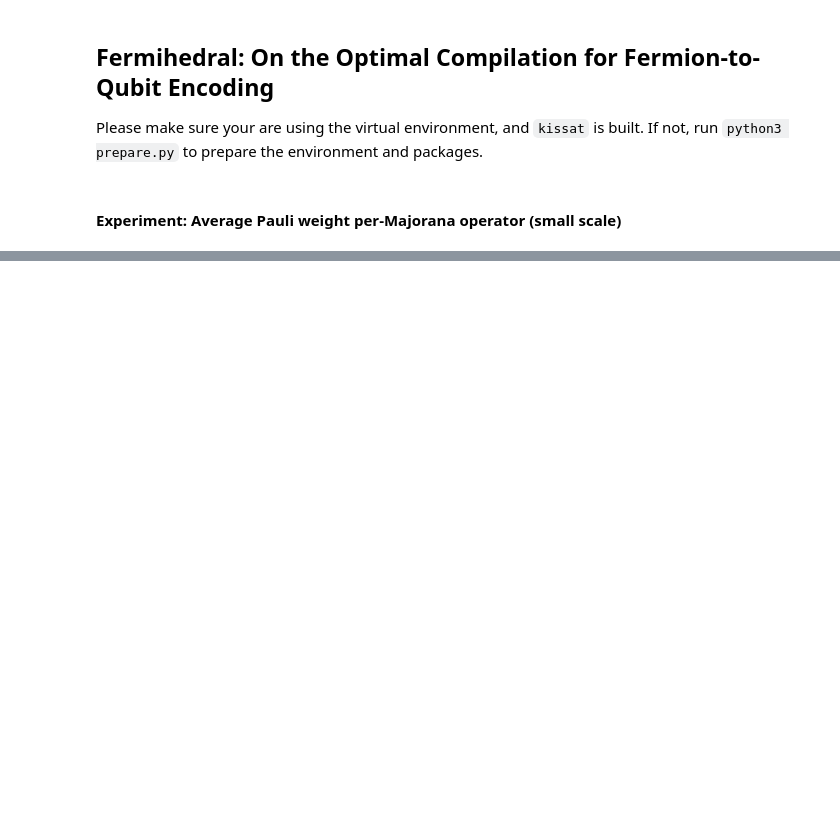
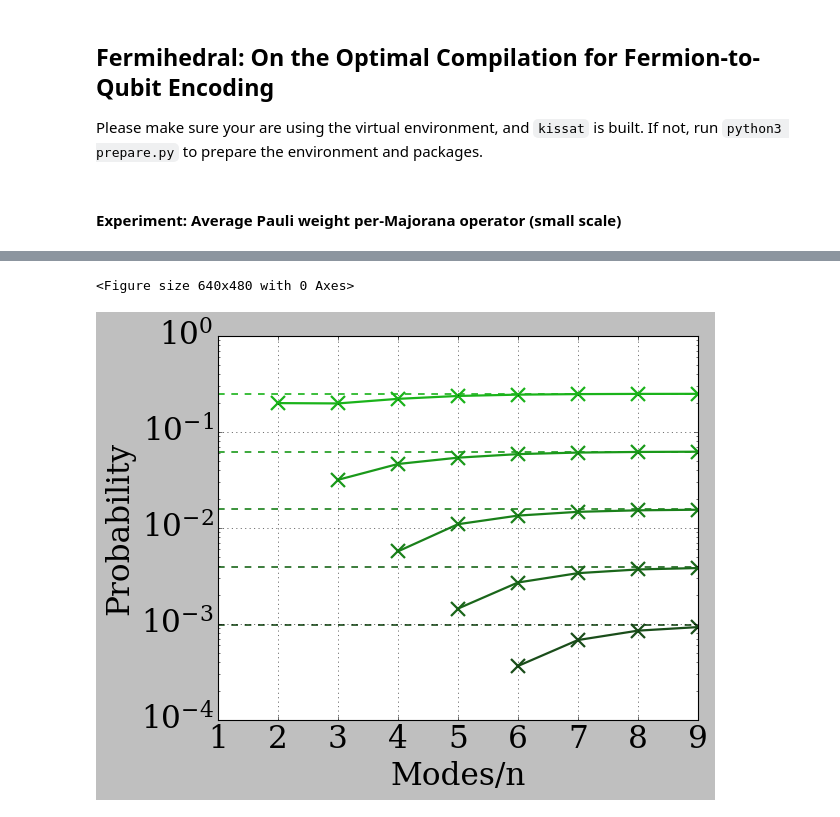
Before and after one commit to acasta-yhliu/fermihedral, a Jupyter notebook: singleshot.ipynb, the cells around one changed output, grey strips where cells are left out. Cells and saved outputs as stored; diff of their text form; code cells hidden in the pictures; blank space fills up the shorter version.

```diff
--- a/singleshot.ipynb
+++ b/singleshot.ipynb
@@ -126,0 +176,56 @@ from fermihedral.satutil import Kissat
+# %%
+# plot
+
+nmodes = []
+total_deps_prob = []
+ndeps_prob = []
+
+with open("data/distribution.csv") as log:
+    for line in log.readlines():
+        line = line.strip()
+        if len(line) == 0:
+            continue
+
+        nmodes_, deps_, *probs_ = map(float, line.split(' '))
+        nmodes.append(nmodes_)
+        total_deps_prob.append(deps_)
+        ndeps_prob.append(probs_)
+
+plt.clf()
+plt.figure(figsize=(8, 6))
+plt.subplots_adjust(left=0.2, right=0.95, top=0.95, bottom=0.15)
+for n, data in enumerate(zip(*ndeps_prob)):
+    n = n + 1
+    plt_color = (0.1, 0.8 - n / (len(ndeps_prob[0]) + 5), 0.1)
+
+    def filter_indices(predicate, iterable):
+        datas = []
+        indices = []
+        for id, item in enumerate(iterable):
+            if predicate(item):
+                datas.append(item)
+                indices.append(id)
+        return datas, indices
+
+    def slice_out(iterable, indices):
+        data = []
+        for id in indices:
+            data.append(iterable[id])
+        return data
+
+    data, indices = filter_indices(lambda x: x > 0, data)
+
+    plt.plot(slice_out(nmodes, indices), data, marker="x", markerfacecolor='none', color=plt_color,
+             markersize=12, linewidth=2, markeredgewidth=2)
+    plt.plot(nmodes, [0.25 ** n for _ in range(len(nmodes))],
+             color=plt_color, linestyle='--', linewidth=1.5)
+    plt.annotate(
+        f"$n={n}$", (9.7, data[-1] * 1.19), fontsize=32, color=plt_color)
+plt.grid()
+plt.yscale('log')
+plt.xlabel("Modes/n")
+plt.ylabel("Probability")
+plt.show()
+# %% [output]
+<Figure size 640x480 with 0 Axes>
+[figure, added]
```
Also changed, not shown: parts of 5 cells of this notebook, 27 other files.
